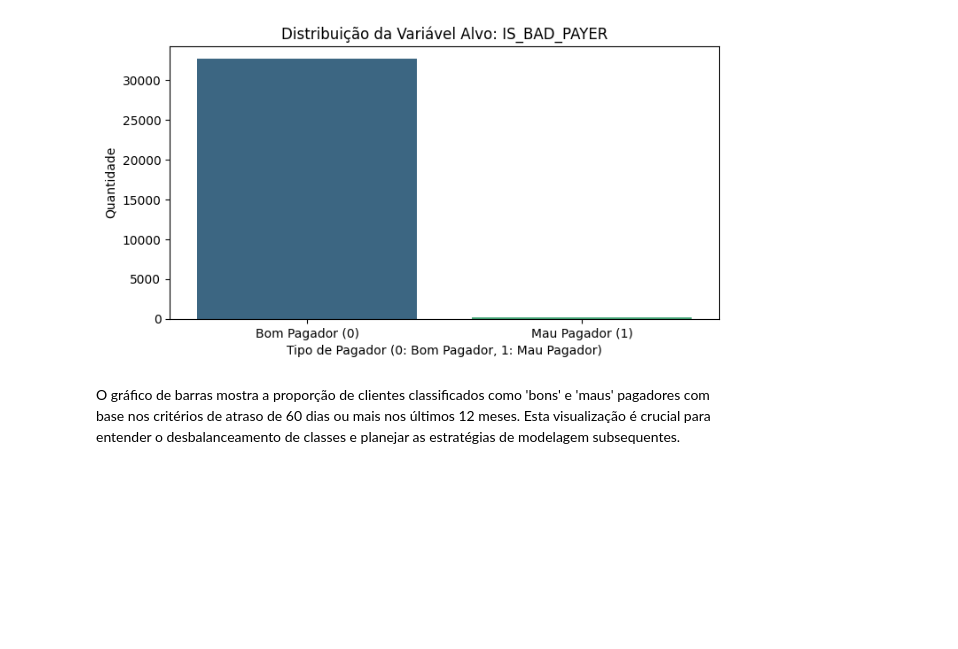
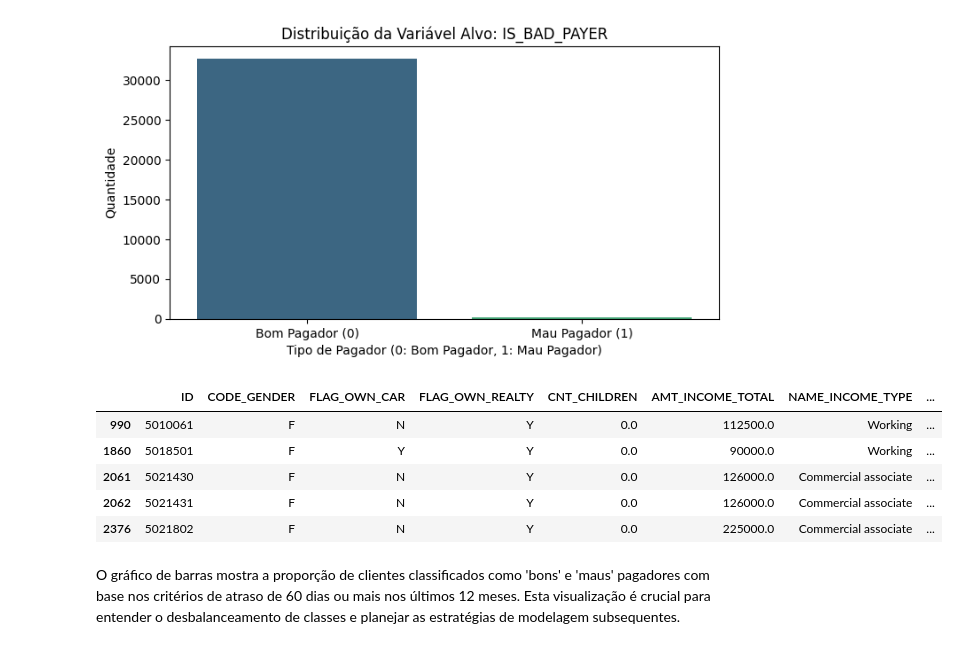
Before and after one commit to Ginkno/postech-tech-challenge-fase2-grupo1-12dtat, a Jupyter notebook: notebooks/ 01_eda.ipynb, the cells around one changed output. Drawn from its saved outputs; the diff is of its cells as text; code cells hidden in the pictures; blank space fills up the shorter version.

Commit message:
csv maus pagadores

```diff
--- a/notebooks/ 01_eda.ipynb
+++ b/notebooks/ 01_eda.ipynb
@@ -536,3 +536,13 @@ Passing `palette` without assigning `hue` is deprecated and will be removed in v
 
   sns.countplot(x='IS_BAD_PAYER', data=df_final, palette='viridis')
 [figure]
+# %%
+df_maus_pagadores = df_final[df_final["IS_BAD_PAYER"] == 1]
+df_maus_pagadores.head()
+# %% [output]
+|  | ID | CODE_GENDER | FLAG_OWN_CAR | FLAG_OWN_REALTY | CNT_CHILDREN | AMT_INCOME_TOTAL | NAME_INCOME_TYPE | ... |
+| 990 | 5010061 | F | N | Y | 0.0 | 112500.0 | Working | ... |
+| 1860 | 5018501 | F | Y | Y | 0.0 | 90000.0 | Working | ... |
+| 2061 | 5021430 | F | N | Y | 0.0 | 126000.0 | Commercial associate | ... |
+| 2062 | 5021431 | F | N | Y | 0.0 | 126000.0 | Commercial associate | ... |
+| 2376 | 5021802 | F | N | Y | 0.0 | 225000.0 | Commercial associate | ... |
```
Also changed, not shown: parts of 1 cell of this notebook.
